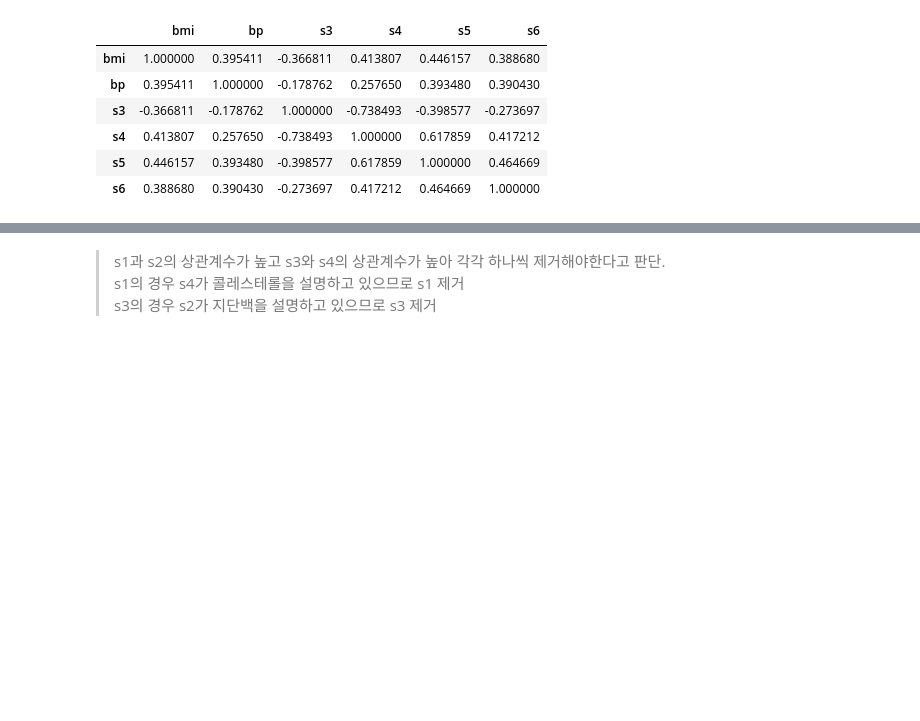
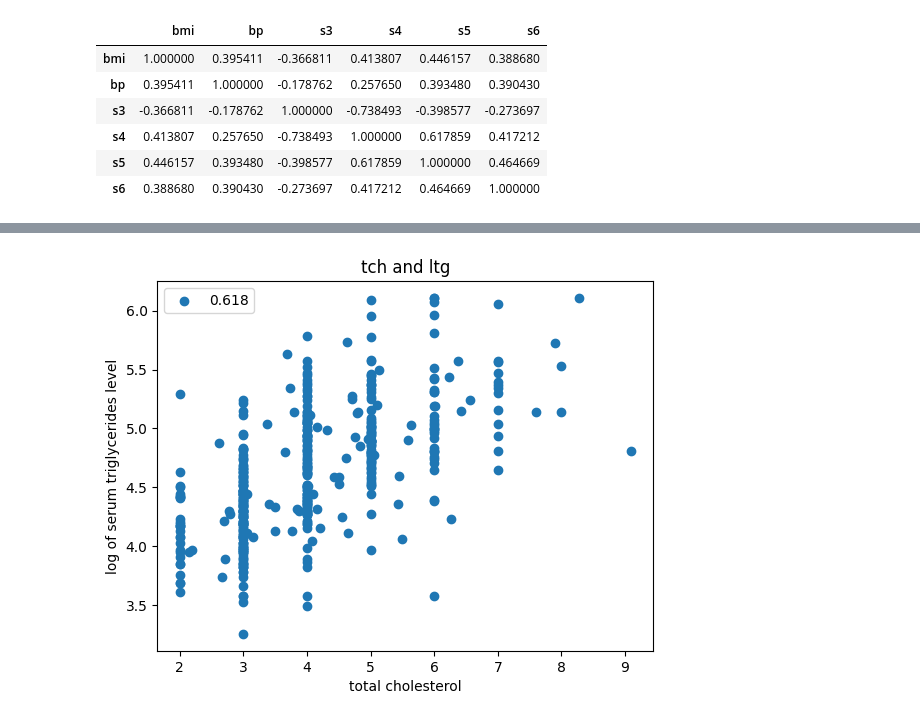
Before and after one commit to joo9810/VSCode, a Jupyter notebook: K-Digital Training/김소현 강사님/Scikit-learn/숙제/work_08_27_안효준.ipynb, the cells around one changed output, grey strips where cells are left out. Saved outputs shown, nothing was run; the diff lists cells and outputs as text; code cells hidden in the pictures; blank space fills up the shorter version.

```diff
--- a/K-Digital Training/김소현 강사님/Scikit-learn/숙제/work_08_27_안효준.ipynb
+++ b/K-Digital Training/김소현 강사님/Scikit-learn/숙제/work_08_27_안효준.ipynb
@@ -175,4 +172,9 @@ plt.show()
-# %% [markdown]
-> s1과 s2의 상관계수가 높고 s3와 s4의 상관계수가 높아 각각 하나씩 제거해야한다고 판단.
-> s1의 경우 s4가 콜레스테롤을 설명하고 있으므로 s1 제거
-> s3의 경우 s2가 지단백을 설명하고 있으므로 s3 제거
+# %%
+plt.scatter(features['s4'], features['s5'], label = round(corr_matrix['s4']['s5'], 3))
+plt.title('tch and ltg')
+plt.xlabel('total cholesterol')
+plt.ylabel('log of serum triglycerides level')
+plt.legend()
+plt.show()
+# %% [output]
+[figure, added]
```
Also changed, not shown: parts of 51 cells of this notebook.
